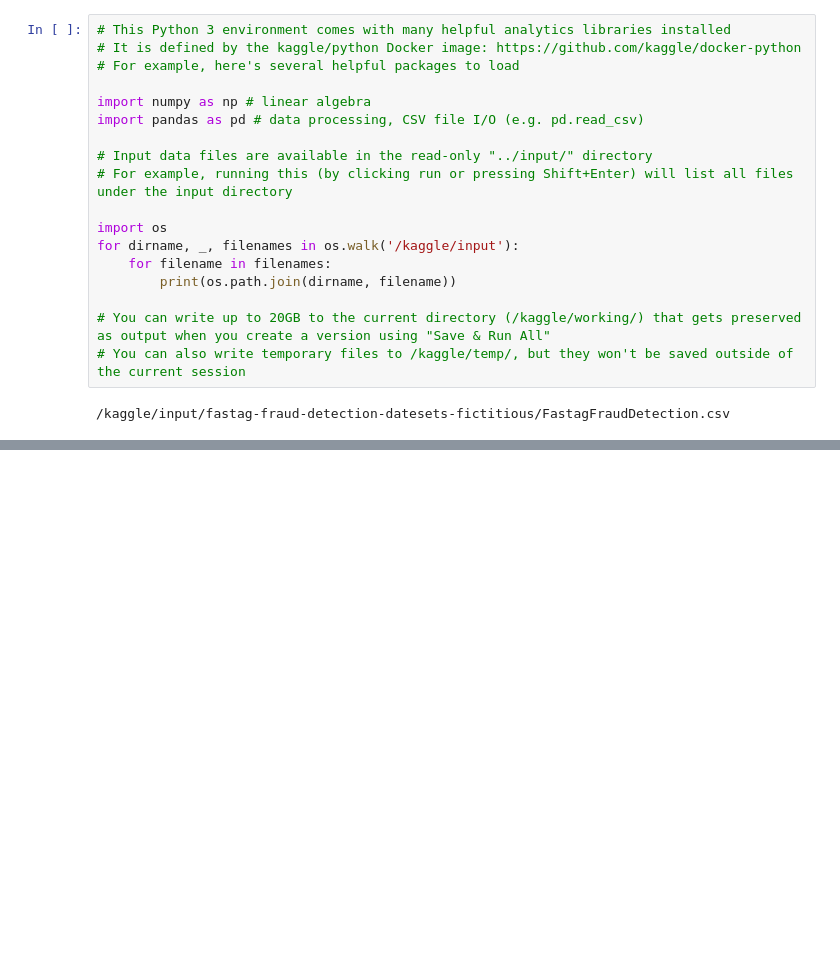
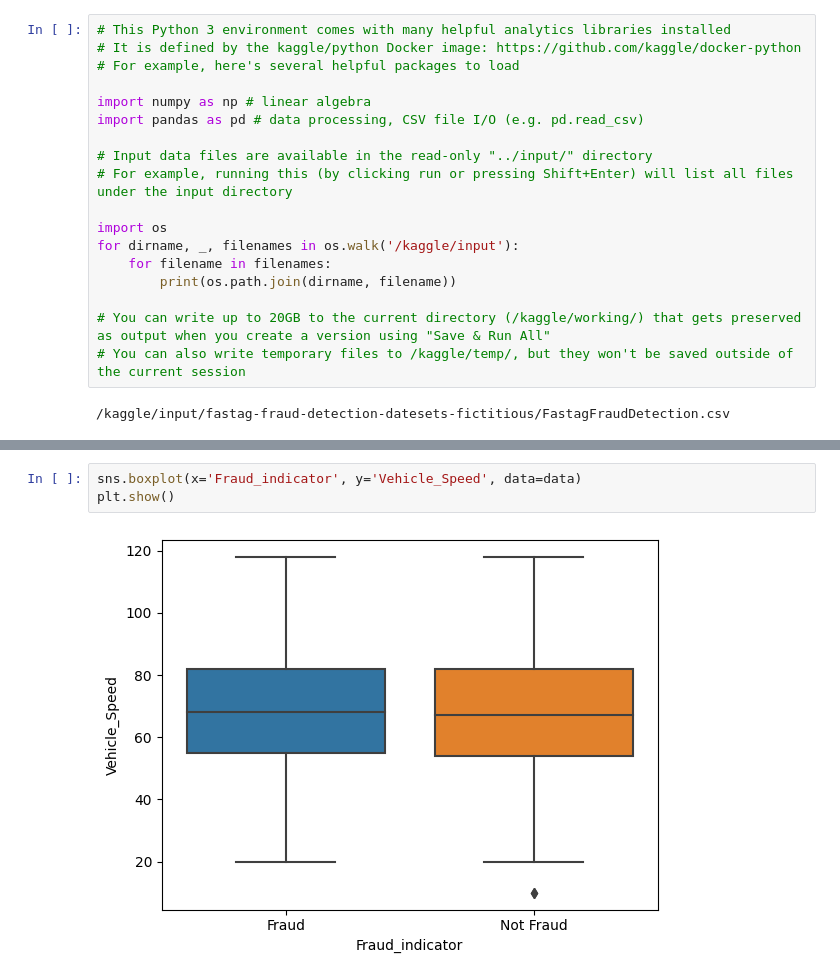
Before and after one commit to VishalDeoPrasad/FastTag-Fraud-Detection, a Jupyter notebook: fasttag-fraud-detection.ipynb, the cells around one changed output, grey strips where cells are left out. Saved outputs shown, nothing was run; the diff lists cells and outputs as text; blank space fills up the shorter version.

```diff
--- a/fasttag-fraud-detection.ipynb
+++ b/fasttag-fraud-detection.ipynb
@@ -20,0 +137,5 @@ for dirname, _, filenames in os.walk('/kaggle/input'):
+# %%
+sns.boxplot(x='Fraud_indicator', y='Vehicle_Speed', data=data)
+plt.show()
+# %% [output]
+[figure, added]
```
Also changed, not shown: parts of 34 cells of this notebook.
